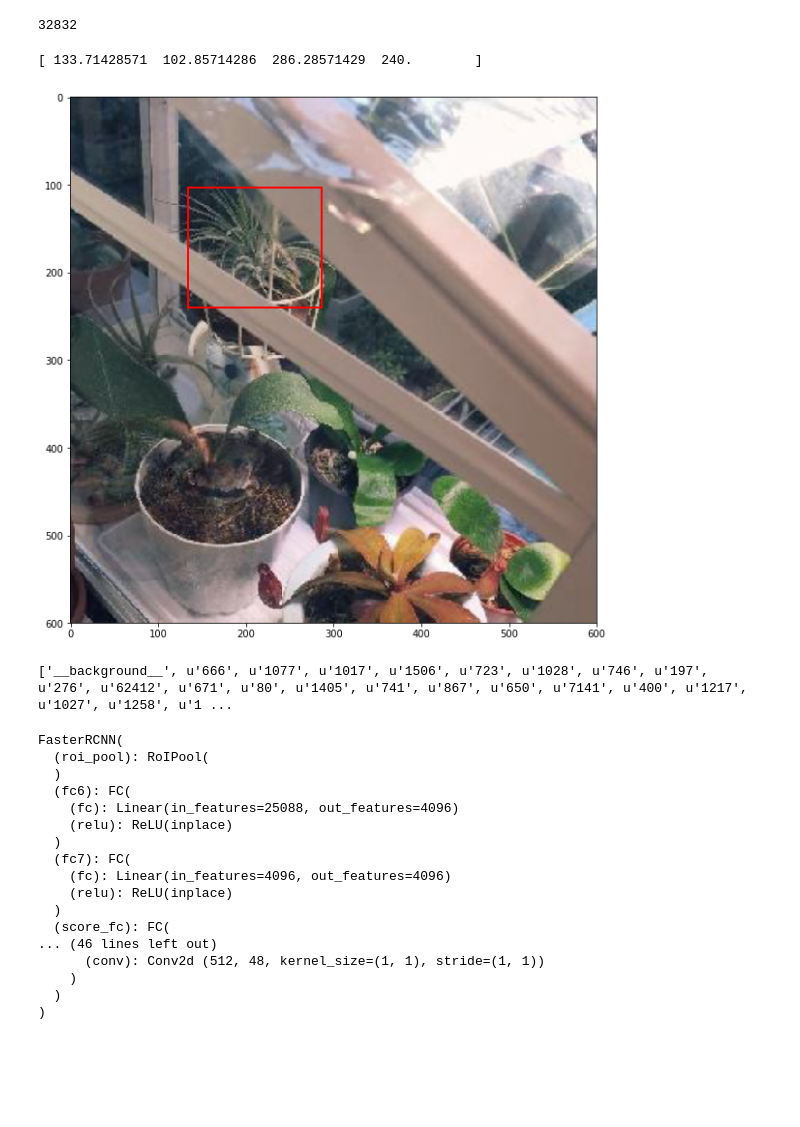
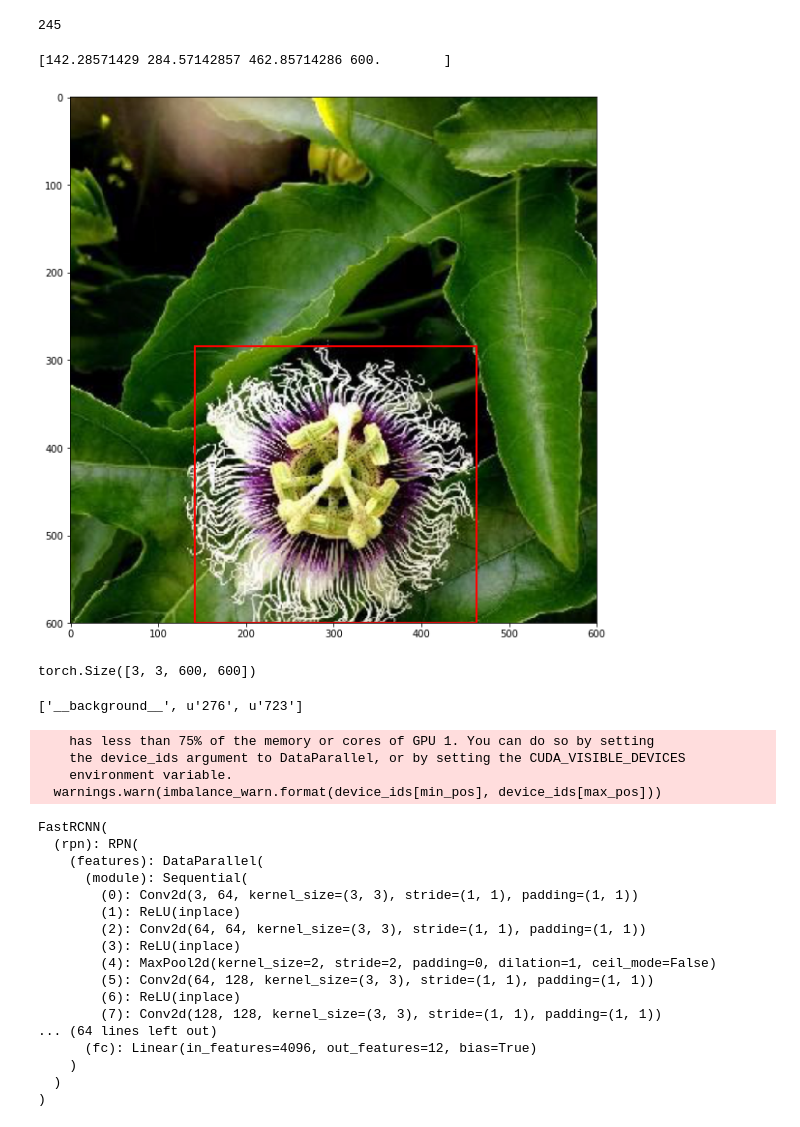
Before and after one commit to anhlt/faster_rcnn, a Jupyter notebook: VOC.ipynb, the cells around one changed output. Drawn from its saved outputs; the diff is of its cells as text; code cells hidden in the pictures; blank space fills up the shorter version.

```diff
--- a/VOC.ipynb
+++ b/VOC.ipynb
@@ -23,9 +20,9 @@ from PIL import Image, ImageDraw, ImageFont
 # %%
-root = '/data'
+root = '/data/data'
 ds = VOCDetection(root, 'train')
 print(len(ds))
 # %% [output]
-32832
+245
 # %%
 def imshow(inp, gt_boxes=[], predict_boxes = []):
     """Imshow for Tensor."""
@@ -49,16 +46,18 @@ def imshow(inp, gt_boxes=[], predict_boxes = []):
         ax.add_patch(rect)
 
     plt.pause(0.001)  # pause a bit so that plots are updated
+# %%
+batch_size = 3
 # %%
-data_gen = CocoGenerator(data=ds, batch_size=1, shuffle=True, seed=22)
+data_gen = CocoGenerator(data=ds, batch_size=batch_size, shuffle=True, seed=22)
 queue = Enqueuer(generator=data_gen, use_multiprocessing=False)
 queue.start(max_queue_size=20, workers=4)
 # %%
 t = queue.get()
 blobs = t.next()
-gt_boxes = blobs['boxes']
-gt_classes = blobs['gt_classes']
-imshow(blobs['tensor'][0], gt_boxes)
+gt_boxes = blobs[0]['boxes']
+gt_classes = blobs[0]['gt_classes']
+imshow(blobs[0]['tensor'][0], gt_boxes)
 # %% [output]
-[ 133.71428571  102.85714286  286.28571429  240.        ]
+[142.28571429 284.57142857 462.85714286 600.        ]
-[figure, old version]
+[figure, new version]
@@ -71,29 +82,37 @@ t2 = val_queue.get()
+# %%
+batch_tensor.shape
+# %% [output]
+torch.Size([3, 3, 600, 600])
 # %%
 categories = ds.classes
 print(categories)
 # %% [output]
-['__background__', u'666', u'1077', u'1017', u'1506', u'723', u'1028', u'746', u'197', u'276', u'62412', u'671', u'80', u'1405', u'741', u'867', u'650', u'7141', u'400', u'1217', u'1027', u'1258', u'1 ...
+['__background__', u'276', u'723']
 # %%
-net = FasterRCNN(categories, debug=False)
+net = FastRCNN(categories, debug=False)
 net.cuda()
 net.train()
 # %% [output]
-FasterRCNN(
-  (roi_pool): RoIPool(
-  )
-  (fc6): FC(
-    (fc): Linear(in_features=25088, out_features=4096)
-    (relu): ReLU(inplace)
-  )
-  (fc7): FC(
-    (fc): Linear(in_features=4096, out_features=4096)
-    (relu): ReLU(inplace)
-  )
-  (score_fc): FC(
-... (46 lines left out)
-      (conv): Conv2d (512, 48, kernel_size=(1, 1), stride=(1, 1))
-    )
-  )
-)
+    has less than 75% of the memory or cores of GPU 1. You can do so by setting
+    the device_ids argument to DataParallel, or by setting the CUDA_VISIBLE_DEVICES
+    environment variable.
+  warnings.warn(imbalance_warn.format(device_ids[min_pos], device_ids[max_pos]))
+FastRCNN(
+  (rpn): RPN(
+    (features): DataParallel(
+      (module): Sequential(
+        (0): Conv2d(3, 64, kernel_size=(3, 3), stride=(1, 1), padding=(1, 1))
+        (1): ReLU(inplace)
+        (2): Conv2d(64, 64, kernel_size=(3, 3), stride=(1, 1), padding=(1, 1))
+        (3): ReLU(inplace)
+        (4): MaxPool2d(kernel_size=2, stride=2, padding=0, dilation=1, ceil_mode=False)
+        (5): Conv2d(64, 128, kernel_size=(3, 3), stride=(1, 1), padding=(1, 1))
+        (6): ReLU(inplace)
+        (7): Conv2d(128, 128, kernel_size=(3, 3), stride=(1, 1), padding=(1, 1))
+... (64 lines left out)
+      (fc): Linear(in_features=4096, out_features=12, bias=True)
+    )
+  )
+)
 # %%
 params = filter(lambda x: x.requires_grad, net.parameters())
```
Also changed, not shown: parts of 16 cells of this notebook, 1 other file.
